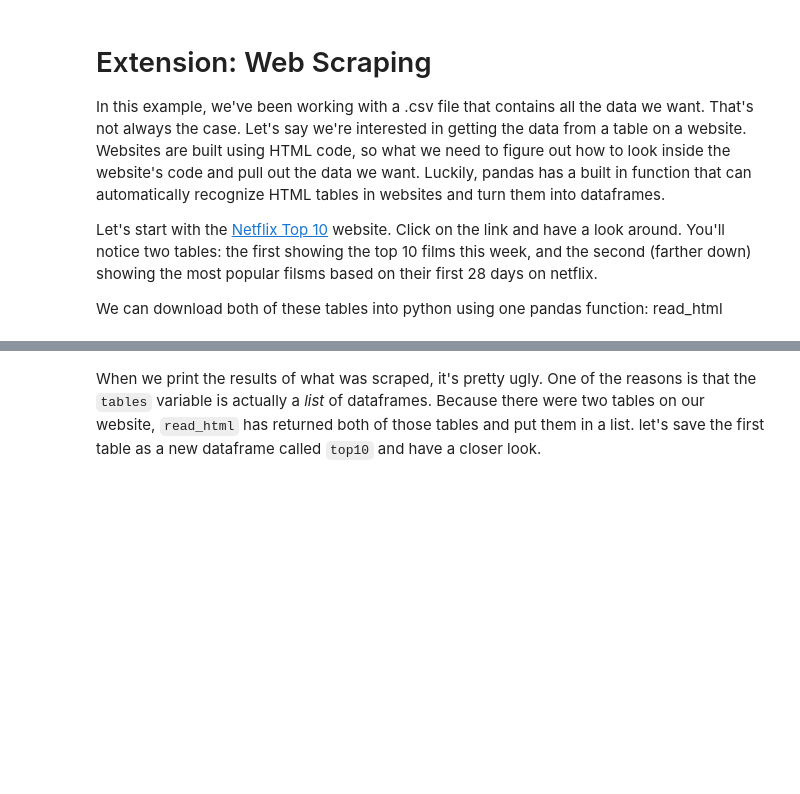
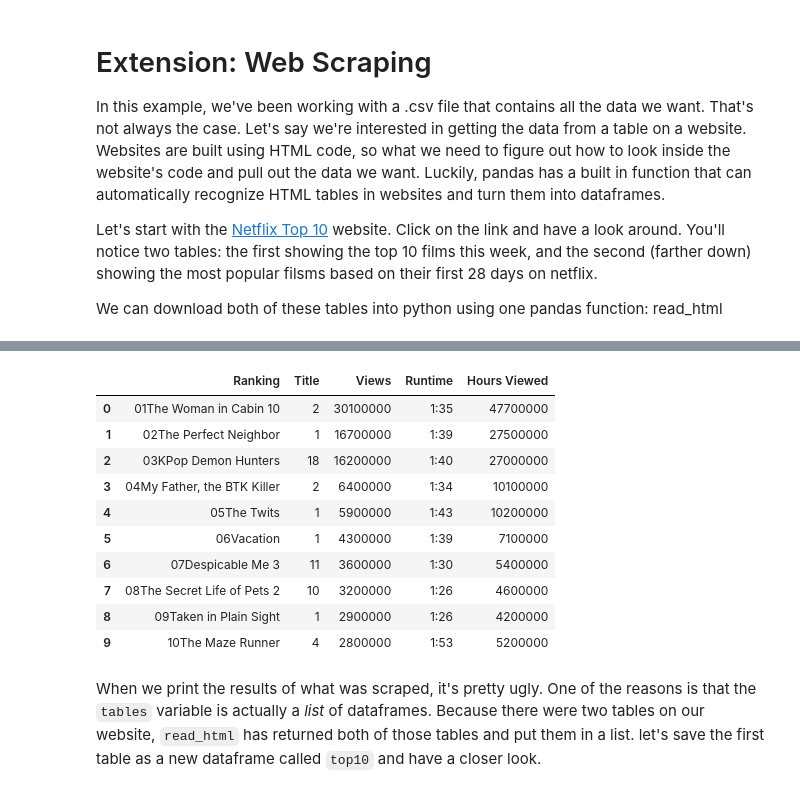
Before and after one commit to kentoosaka05/QM2, a Jupyter notebook: W2_Working_with_Data_in_Pandas.ipynb, the cells around one changed output, grey strips where cells are left out. Cells and saved outputs as stored; diff of their text form; code cells hidden in the pictures; blank space fills up the shorter version.

```diff
--- a/W2_Working_with_Data_in_Pandas.ipynb
+++ b/W2_Working_with_Data_in_Pandas.ipynb
@@ -382,3 +449,22 @@ print(tables)
+# %%
+# Rename the messy second column
+# top10.columns[1] selects the second column
+top10.rename(columns={top10.columns[1]: "Title"}, inplace=True)
+
+# Display the DataFrame again to see the fix
+top10
+# %% [output]
+|  | Ranking | Title | Views | Runtime | Hours Viewed |
+| 0 | 01The Woman in Cabin 10 | 2 | 30100000 | 1:35 | 47700000 |
+| 1 | 02The Perfect Neighbor | 1 | 16700000 | 1:39 | 27500000 |
+| 2 | 03KPop Demon Hunters | 18 | 16200000 | 1:40 | 27000000 |
+| 3 | 04My Father, the BTK Killer | 2 | 6400000 | 1:34 | 10100000 |
+| 4 | 05The Twits | 1 | 5900000 | 1:43 | 10200000 |
+| 5 | 06Vacation | 1 | 4300000 | 1:39 | 7100000 |
+| 6 | 07Despicable Me 3 | 11 | 3600000 | 1:30 | 5400000 |
+| 7 | 08The Secret Life of Pets 2 | 10 | 3200000 | 1:26 | 4600000 |
+| 8 | 09Taken in Plain Sight | 1 | 2900000 | 1:26 | 4200000 |
+| 9 | 10The Maze Runner | 4 | 2800000 | 1:53 | 5200000 |
 # %% [markdown]
 When we print the results of what was scraped, it's pretty ugly. One of the reasons is that the `tables` variable is actually a *list* of dataframes. Because there were two tables on our website, `read_html` has returned both of those tables and put them in a list. let's save the first table as a new dataframe called `top10` and have a closer look.
 # %%
```
Also changed, not shown: parts of 13 cells of this notebook.
